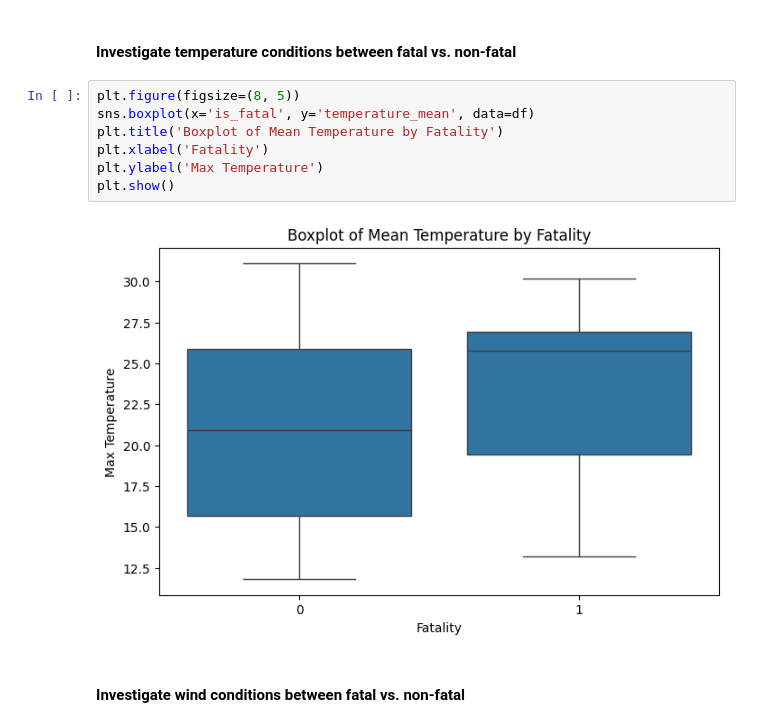
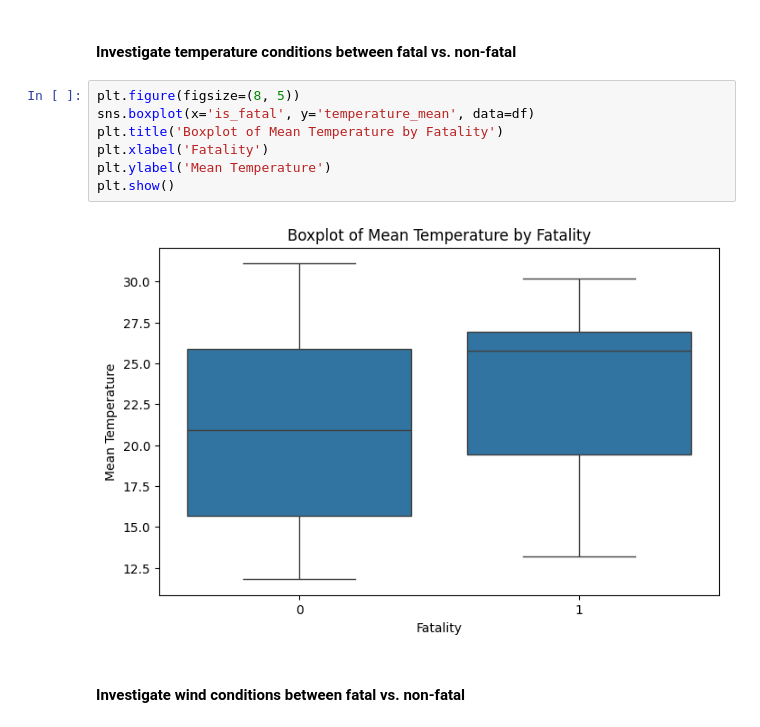
Before and after one commit to michael-vella/ics5110-assignment, a Jupyter notebook: notebooks/final/2_exploratory_analysis.ipynb, the cells around one changed output. Cells and saved outputs as stored; diff of their text form.

Commit message:
chart fix

```diff
--- a/notebooks/final/2_exploratory_analysis.ipynb
+++ b/notebooks/final/2_exploratory_analysis.ipynb
@@ -948,12 +948,12 @@ plt.show()
 # %%
 plt.figure(figsize=(8, 5))
 sns.boxplot(x='is_fatal', y='temperature_mean', data=df)
 plt.title('Boxplot of Mean Temperature by Fatality')
 plt.xlabel('Fatality')
-plt.ylabel('Max Temperature')
+plt.ylabel('Mean Temperature')
 plt.show()
 # %% [output]
-[figure, old version]
+[figure, new version]
 # %% [markdown]
 #### Investigate wind conditions between fatal vs. non-fatal
 # %%
```
